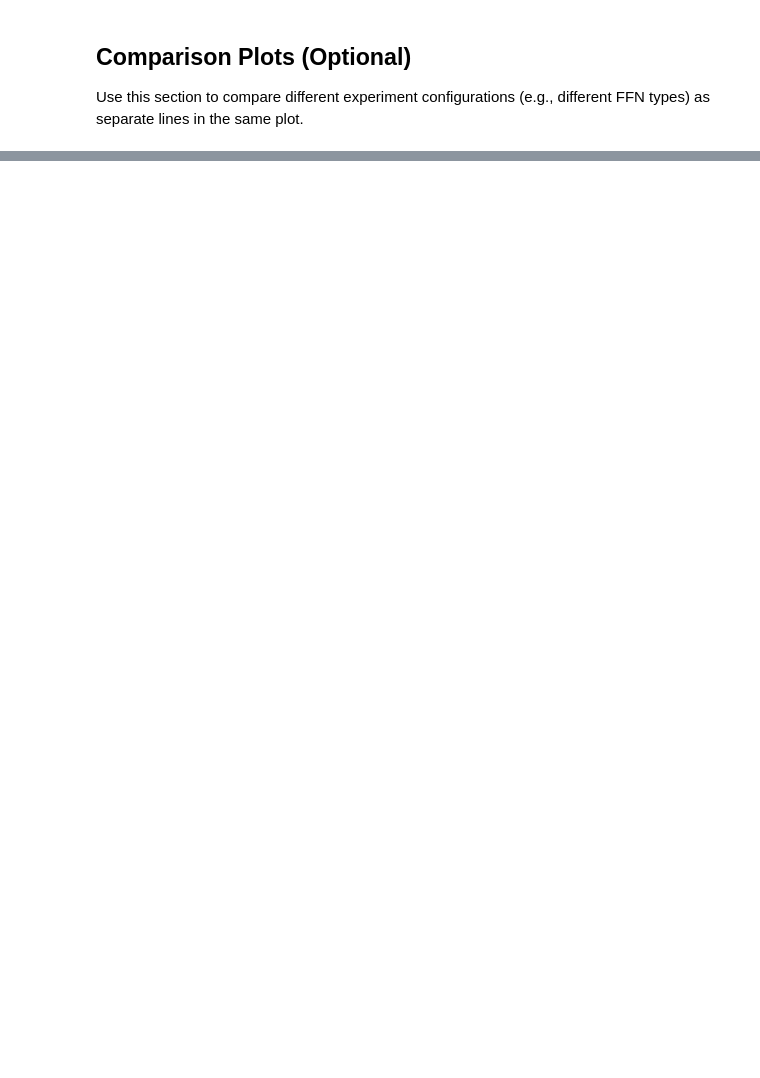
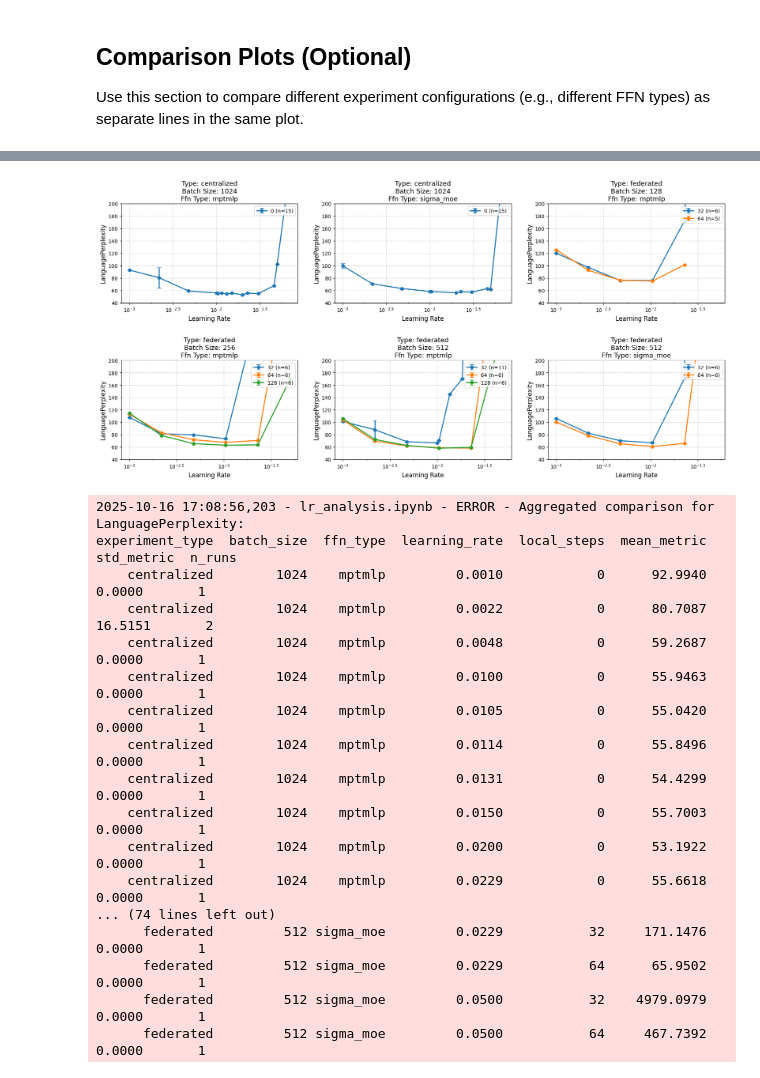
Before and after one commit to relogu/fedmoe_plots, a Jupyter notebook: fedmoe_plots/notebooks/mlsys26/completep_scaling.ipynb, the cells around one changed output, grey strips where cells are left out. Drawn from its saved outputs; the diff is of its cells as text; code cells hidden in the pictures; blank space fills up the shorter version.

Commit message:
Add more plotting modes

```diff
--- a/fedmoe_plots/notebooks/mlsys26/completep_scaling.ipynb
+++ b/fedmoe_plots/notebooks/mlsys26/completep_scaling.ipynb
@@ -1143,3 +1144,20 @@ experiment_type  batch_size  local_steps  learning_rate  ffn_type  mean_metric
       federated         512          128         0.0105    mptmlp      58.1631      0.0000       1
       federated         512          128         0.0229    mptmlp      59.5471      0.0000       1
       federated         512          128         0.0500    mptmlp     251.3740      0.0000       1
+# %%
+# Example: Compare different FFN types on the same plot
+# Each line will represent a different FFN type (mptmlp vs sigma_moe)
+# while grouping by batch_size and local_steps
+
+if not results_df.empty:
+    log.error("\n--- Comparison Plot Generation ---")
+    generate_comparison_plots(
+        results_df,
+        loss_metric_key=LOSS_METRIC,
+        comparison_key="local_steps",  # Change this to compare different config keys
+        y_limits=Y_LIMITS,
+        grouping_config_keys=GROUPING_CONFIG_KEYS,
+    )
+else:
+    log.warning("\nNo data available to generate comparison plots.")
+# %% [output]
@@ -1145,0 +1166,18 @@ experiment_type  batch_size  local_steps  learning_rate  ffn_type  mean_metric
+[figure, added]
+2025-10-16 17:08:56,203 - lr_analysis.ipynb - ERROR - Aggregated comparison for LanguagePerplexity:
+experiment_type  batch_size  ffn_type  learning_rate  local_steps  mean_metric  std_metric  n_runs
+    centralized        1024    mptmlp         0.0010            0      92.9940      0.0000       1
+    centralized        1024    mptmlp         0.0022            0      80.7087     16.5151       2
+    centralized        1024    mptmlp         0.0048            0      59.2687      0.0000       1
+    centralized        1024    mptmlp         0.0100            0      55.9463      0.0000       1
+    centralized        1024    mptmlp         0.0105            0      55.0420      0.0000       1
+    centralized        1024    mptmlp         0.0114            0      55.8496      0.0000       1
+    centralized        1024    mptmlp         0.0131            0      54.4299      0.0000       1
+    centralized        1024    mptmlp         0.0150            0      55.7003      0.0000       1
+    centralized        1024    mptmlp         0.0200            0      53.1922      0.0000       1
+    centralized        1024    mptmlp         0.0229            0      55.6618      0.0000       1
+... (74 lines left out)
+      federated         512 sigma_moe         0.0229           32     171.1476      0.0000       1
+      federated         512 sigma_moe         0.0229           64      65.9502      0.0000       1
+      federated         512 sigma_moe         0.0500           32    4979.0979      0.0000       1
+      federated         512 sigma_moe         0.0500           64     467.7392      0.0000       1
```
Also changed, not shown: parts of 4 cells of this notebook.
